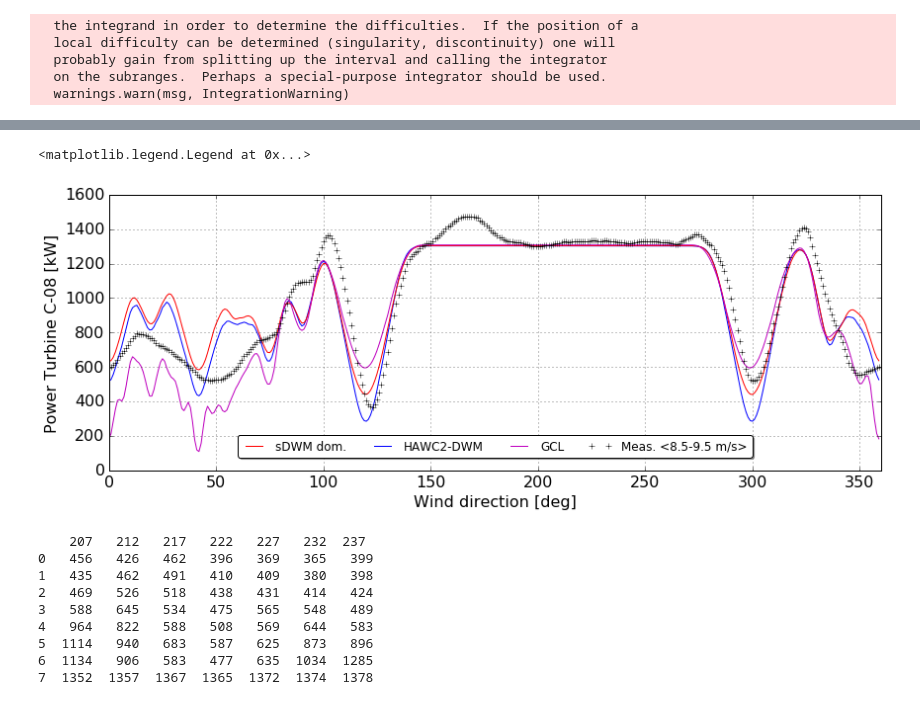
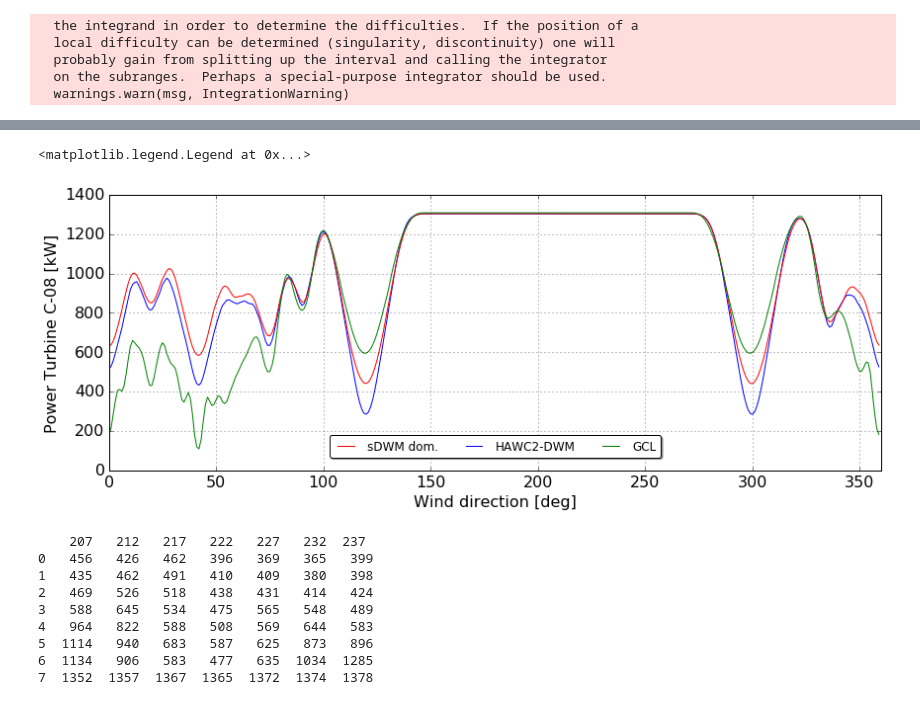
Before and after one commit to FUSED-Wind/FUSED-Wake, a Jupyter notebook: fusedwake/sdwm/notebooks/FarmEfficiency.ipynb, the cells around one changed output, grey strips where cells are left out. Drawn from its saved outputs; the diff is of its cells as text; code cells hidden in the pictures.

```diff
--- a/fusedwake/sdwm/notebooks/FarmEfficiency.ipynb
+++ b/fusedwake/sdwm/notebooks/FarmEfficiency.ipynb
@@ -89,34 +74,33 @@ plt.plot(powers_scadaavg['wd'],powers_scadaavg['power'],'r-',linewidth=2)
 # %%
 ## Dominant sDWM
-# folder='../data/LillgrundEfficiency/sDWM/Dominant'
-folder='../../DWMpython/outputs/DominantJan2016/'
-powers, ref_powers = LoadOutputs(folder,vWD,WF,WS,TI)
+folder='../data/LillgrundEfficiency/sDWM/Dominant'
+#folder='../../DWMpython/outputs/DominantJan2016/'
+powers, ref_powers = LoadOutputs(folder, vWD, WF, WS, TI)
 dwm_22= pd.DataFrame({'wd':vWD, 'power':powers[22,:]})
 powers_avg = my_rolling_deg(dwm_22, x='wd', y='power',dwd=5.)
 # %%
 # Comparison with HAWC2DWM on turbine 22 (C08) not full polar
 import numpy as np
 y=np.load('../data/LillgrundEfficiency/HAWC2-DWM/polar9ms_free_Pe.npy')
 y[:,0]=y[:,0]%360
 y=y[y[:,0].argsort()]
 gcl_powers=np.load('../data/LillgrundEfficiency/Multifidelity-pire/gcl_powers.npy')
 plt.figure(figsize=(14, 5))
 hdwm,=plt.plot(y[:,0],y[:,1],'b-',label='HAWC2-DWM')
 plt.hold('True')
 sdwm,=plt.plot(vWD,powers_avg['power']*mech_to_elec,'r-',linewidth=1,label='sDWM dom.')
-gclp,=plt.plot(vWD,gcl_powers[:,21],'m-',label='GCL')
-sscada,=plt.plot(powers_scadaavg['wd'],powers_scadaavg['power'],'k+',linewidth=2,label='Meas. <8.5-9.5 m/s>')
+gclp,=plt.plot(vWD,gcl_powers[:,21],'g-',label='GCL')
 plt.xlim((0,360))
 plt.grid('on')
 plt.xlabel('Wind direction [deg]',fontsize=16)
 plt.ylabel('Power Turbine C-08 [kW]',fontsize=16)
 plt.tick_params(axis='both',labelsize=16)
 
-plt.legend(handles=[sdwm, hdwm, gclp, sscada],loc='upper center', bbox_to_anchor=(0.5, +0.15),
+plt.legend(handles=[sdwm, hdwm, gclp],loc='upper center', bbox_to_anchor=(0.5, +0.15),
           fancybox=True, shadow=True, ncol=5)
 # %% [output]
 <matplotlib.legend.Legend at 0x...>
-[figure, old version]
+[figure, new version]
 # %%
 # Comparison with other stuff
 df222 = pd.read_csv('../data/LillgrundEfficiency/Meas-Kurt/neutral_222.dat', sep='\t')
```
Also changed, not shown: parts of 2 cells of this notebook, 1 other file.
